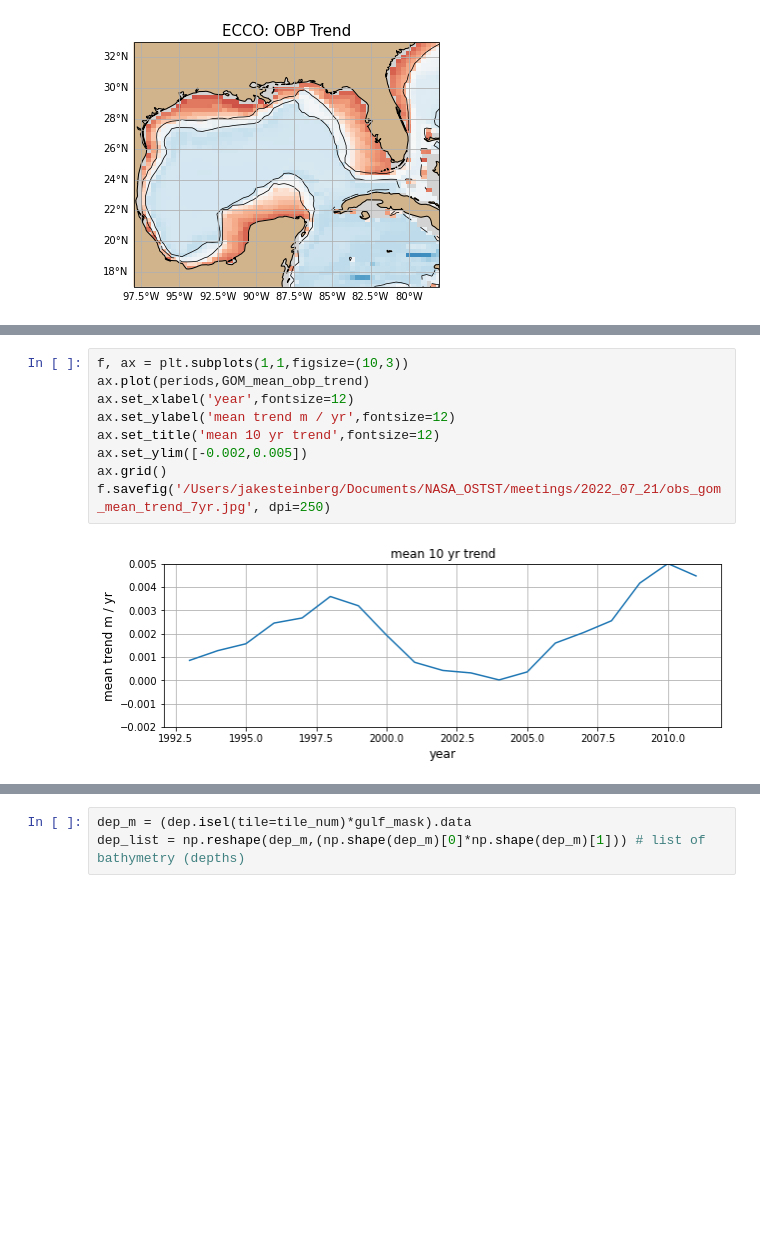
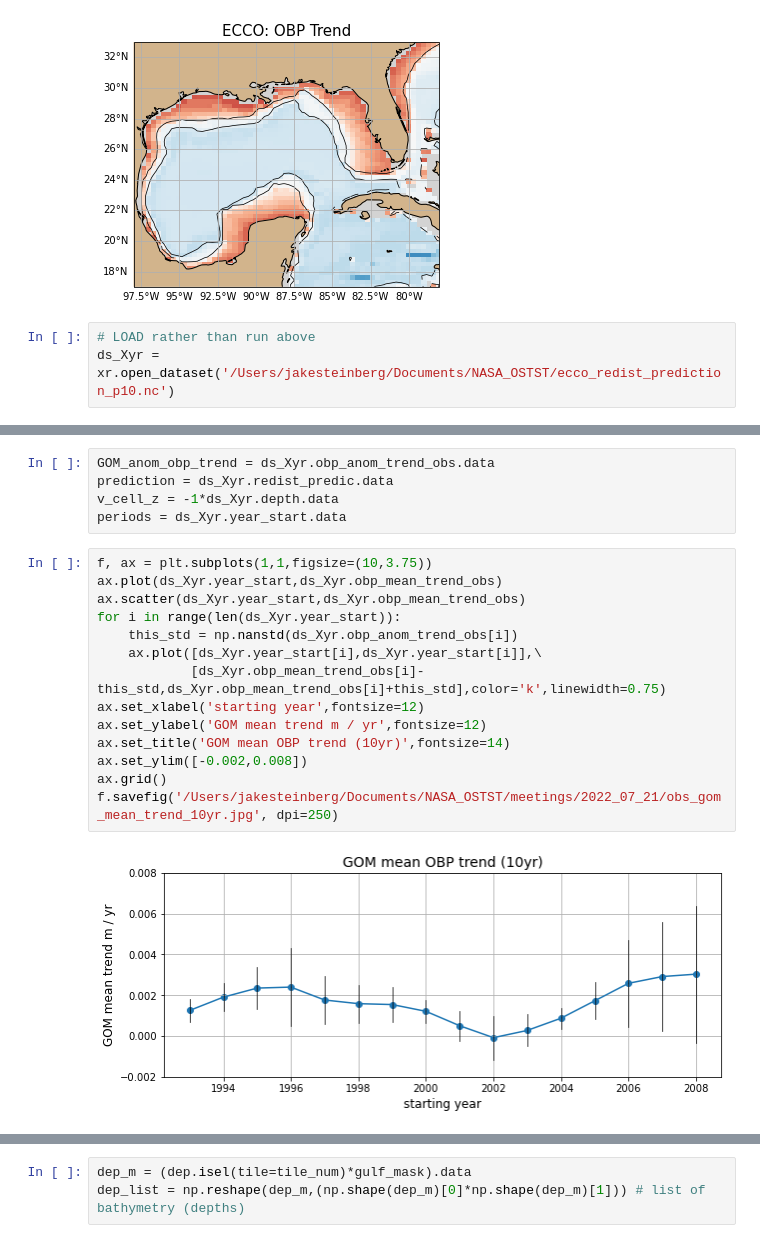
Before and after one commit to jakesteinberg/nasa_ostst, a Jupyter notebook: landerer_all_t.ipynb, the cells around one changed output, grey strips where cells are left out. Drawn from its saved outputs; the diff is of its cells as text; blank space fills up the shorter version.

Commit message:
refining figures and grace-ecco overlap

```diff
--- a/landerer_all_t.ipynb
+++ b/landerer_all_t.ipynb
@@ -282,3 +282,6 @@ ax.set_title(r'ECCO: OBP Trend',fontsize=15)
 # %% [output]
 Text(0.5, 1.0, 'ECCO: OBP Trend')
 [figure]
+# %%
+# LOAD rather than run above
+ds_Xyr = xr.open_dataset('/Users/jakesteinberg/Documents/NASA_OSTST/ecco_redist_prediction_p10.nc')
@@ -285,14 +303,24 @@ Text(0.5, 1.0, 'ECCO: OBP Trend')
+# %%
+GOM_anom_obp_trend = ds_Xyr.obp_anom_trend_obs.data
+prediction = ds_Xyr.redist_predic.data
+v_cell_z = -1*ds_Xyr.depth.data
+periods = ds_Xyr.year_start.data
 # %%
-f, ax = plt.subplots(1,1,figsize=(10,3))
-ax.plot(periods,GOM_mean_obp_trend)
-ax.set_xlabel('year',fontsize=12)
-ax.set_ylabel('mean trend m / yr',fontsize=12)
-ax.set_title('mean 10 yr trend',fontsize=12)
-ax.set_ylim([-0.002,0.005])
+f, ax = plt.subplots(1,1,figsize=(10,3.75))
+ax.plot(ds_Xyr.year_start,ds_Xyr.obp_mean_trend_obs)
+ax.scatter(ds_Xyr.year_start,ds_Xyr.obp_mean_trend_obs)
+for i in range(len(ds_Xyr.year_start)):
+    this_std = np.nanstd(ds_Xyr.obp_anom_trend_obs[i])
+    ax.plot([ds_Xyr.year_start[i],ds_Xyr.year_start[i]],\
+            [ds_Xyr.obp_mean_trend_obs[i]-this_std,ds_Xyr.obp_mean_trend_obs[i]+this_std],color='k',linewidth=0.75)
+ax.set_xlabel('starting year',fontsize=12)
+ax.set_ylabel('GOM mean trend m / yr',fontsize=12)
+ax.set_title('GOM mean OBP trend (10yr)',fontsize=14)
+ax.set_ylim([-0.002,0.008])
 ax.grid()
-f.savefig('/Users/jakesteinberg/Documents/NASA_OSTST/meetings/2022_07_21/obs_gom_mean_trend_7yr.jpg', dpi=250)
+f.savefig('/Users/jakesteinberg/Documents/NASA_OSTST/meetings/2022_07_21/obs_gom_mean_trend_10yr.jpg', dpi=250)
 # %% [output]
-[figure, old version]
+[figure, new version]
 # %%
 lon_w = -98; lon_e = -79; lat_s = 18; lat_n = 33;
 colMap = plt.get_cmap('RdBu_r')
```
Also changed, not shown: parts of 3 cells of this notebook, 5 other files.
